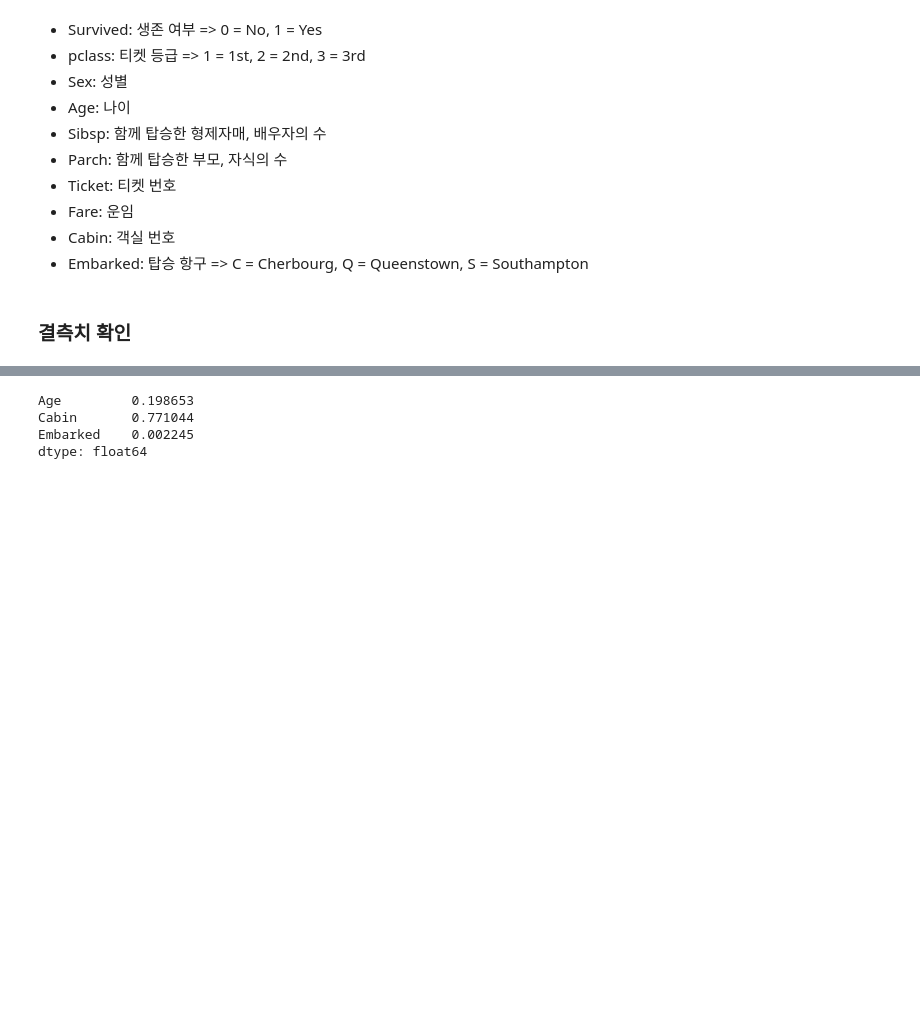
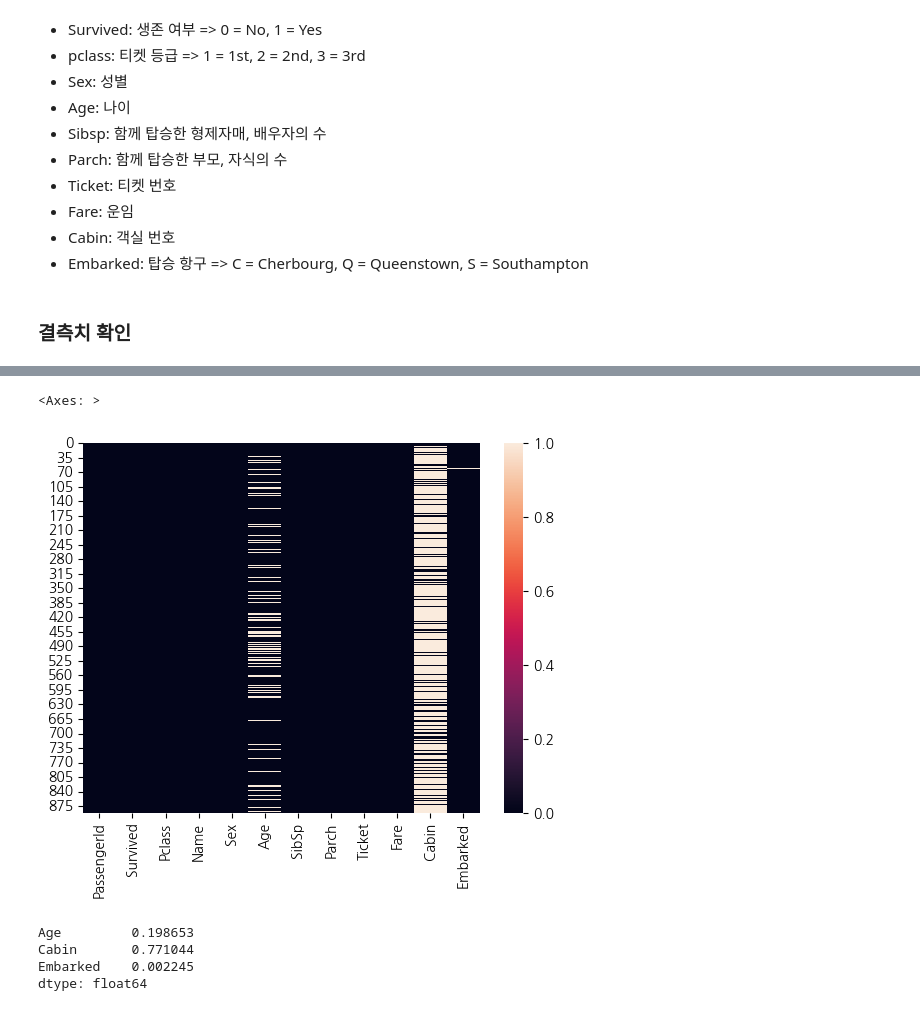
Before and after one commit to nuyhc/AIphoria, a Jupyter notebook: 2. Basic EDA/2_HW_타이타닉_EDA.ipynb, the cells around one changed output, grey strips where cells are left out. Saved outputs shown, nothing was run; the diff lists cells and outputs as text; code cells hidden in the pictures; blank space fills up the shorter version.

```diff
--- a/2. Basic EDA/2_HW_타이타닉_EDA.ipynb
+++ b/2. Basic EDA/2_HW_타이타닉_EDA.ipynb
@@ -60,3 +69,8 @@ memory usage: 83.7+ KB
+# %%
+sns.heatmap(train.isnull())
+# %% [output]
+<Axes: >
+[figure, added]
 # %%
 temp = train.isnull().mean()
 temp[temp!=0]
```
Also changed, not shown: parts of 13 cells of this notebook, 4 other files.
